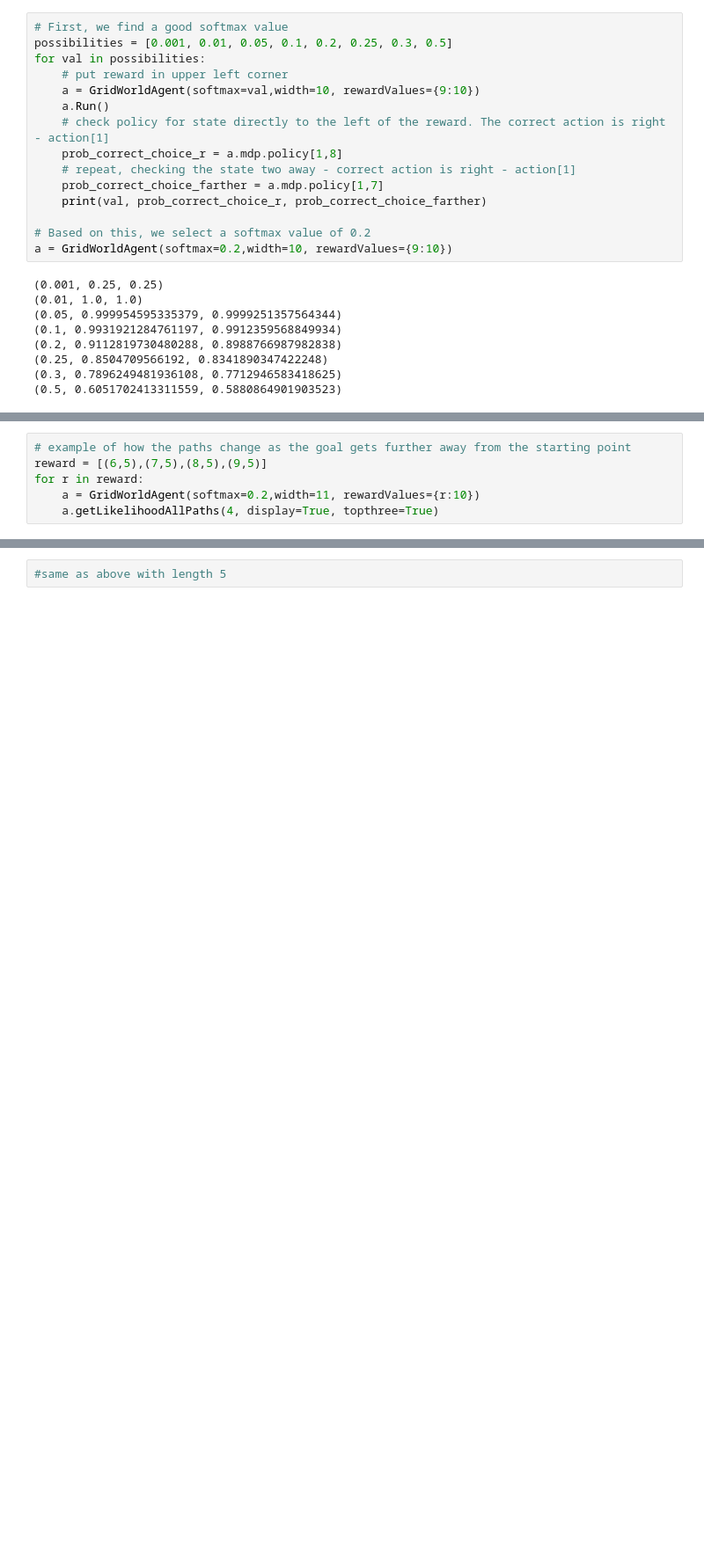
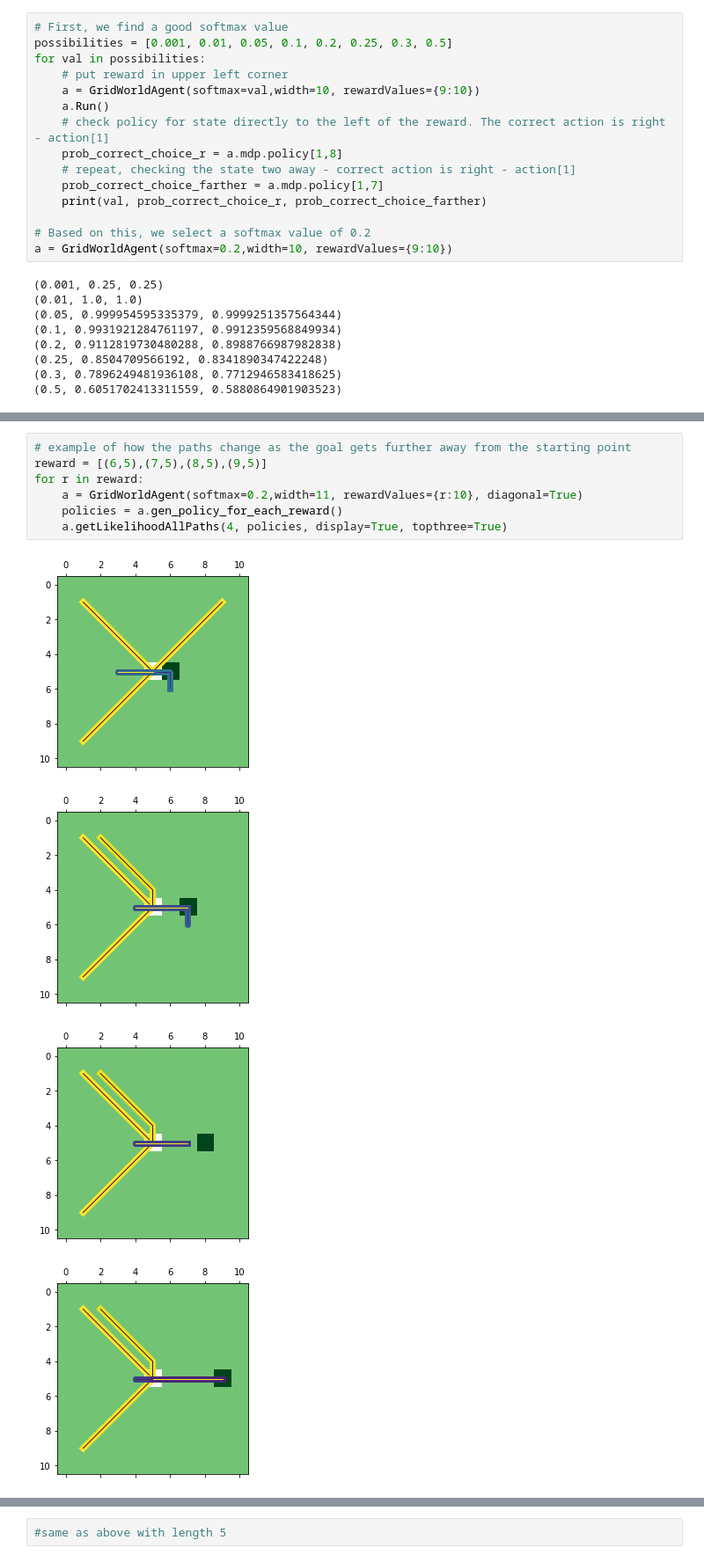
Before and after one commit to annieechen/communicative-models, a Jupyter notebook: notebooks/Example Actions.ipynb, the cells around one changed output, grey strips where cells are left out. Shown at 88% size. Saved outputs shown, nothing was run; the diff lists cells and outputs as text; blank space fills up the shorter version.

```diff
--- a/notebooks/Example Actions.ipynb
+++ b/notebooks/Example Actions.ipynb
@@ -103,9 +65,15 @@ for length in lengths:
 # %%
 # example of how the paths change as the goal gets further away from the starting point
 reward = [(6,5),(7,5),(8,5),(9,5)]
 for r in reward:
-    a = GridWorldAgent(softmax=0.2,width=11, rewardValues={r:10})
-    a.getLikelihoodAllPaths(4, display=True, topthree=True)
+    a = GridWorldAgent(softmax=0.2,width=11, rewardValues={r:10}, diagonal=True)
+    policies = a.gen_policy_for_each_reward()
+    a.getLikelihoodAllPaths(4, policies, display=True, topthree=True)
+# %% [output]
+[figure, added]
+[figure, added]
+[figure, added]
+[figure, added]
 # %%
 # Next, we create a map with the reward at the middle right, and display and write data
 a = GridWorldAgent(softmax=0.25,width=11, rewardValues={(10,0):10, (10,10):10}, diagonal=True)
```
Also changed, not shown: parts of 11 cells of this notebook.
